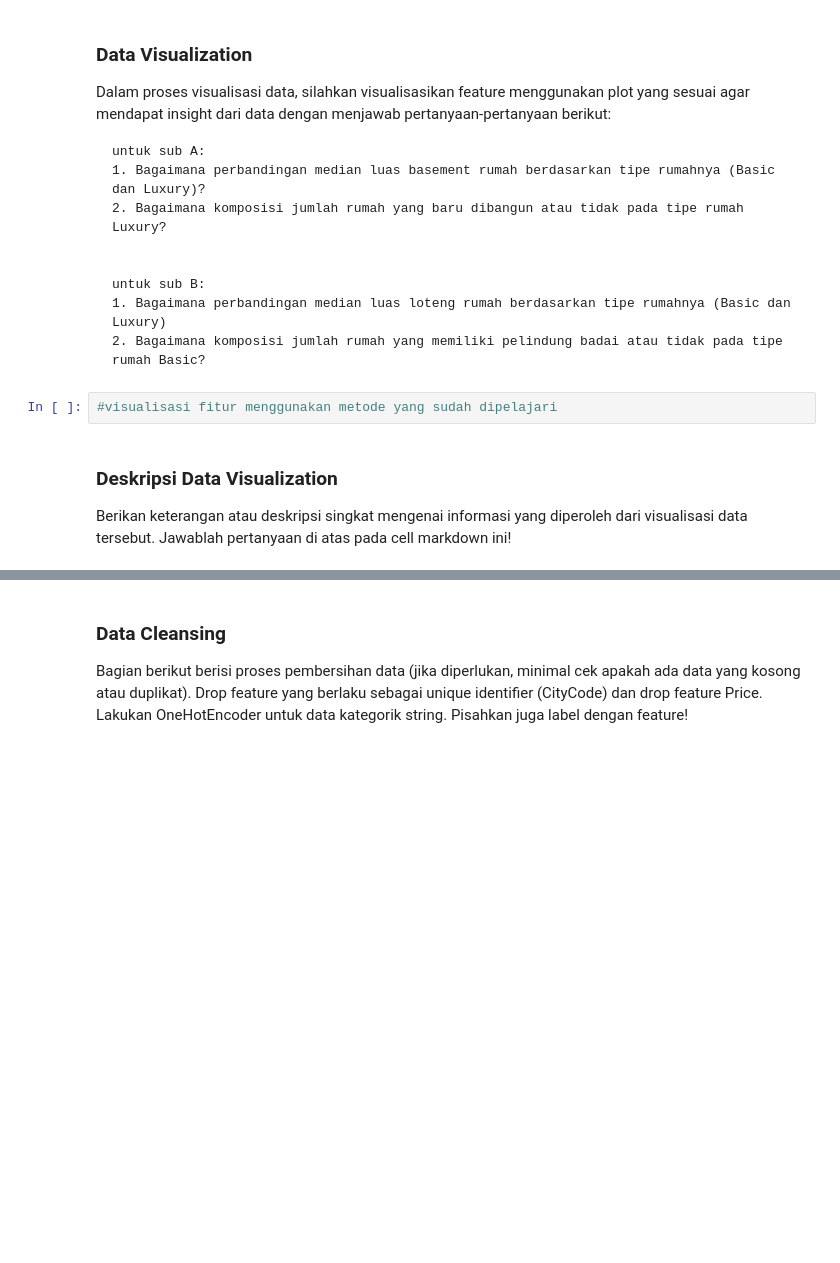
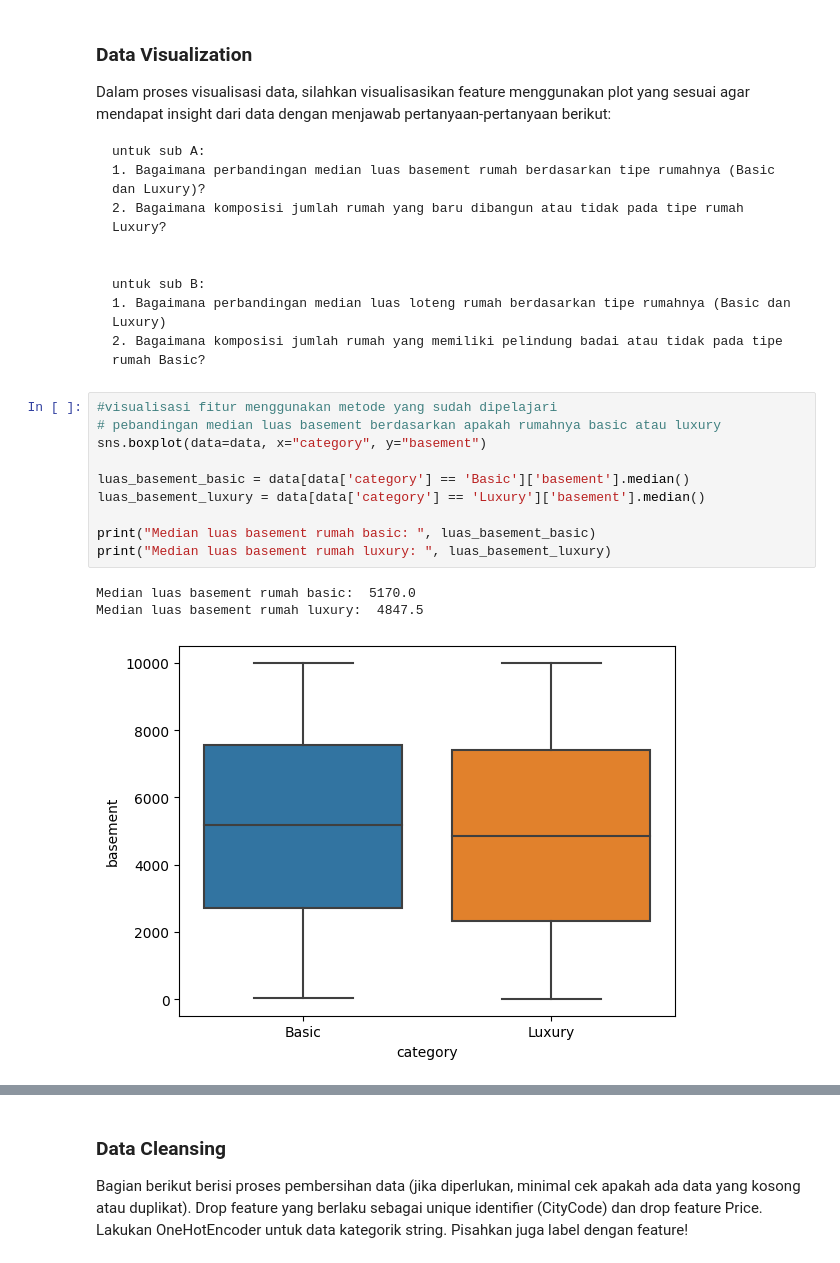
Before and after one commit to bootloopmaster636/ml-dl_uas, a Jupyter notebook: Proyek_UAS_PMDPM_Nama_depan1_Nama_depan2_SB_X_A_B.ipynb, the cells around one changed output, grey strips where cells are left out. Cells and saved outputs as stored; diff of their text form; blank space fills up the shorter version.

Commit message:
add data viz and train test split

```diff
--- a/Proyek_UAS_PMDPM_Nama_depan1_Nama_depan2_SB_X_A_B.ipynb
+++ b/Proyek_UAS_PMDPM_Nama_depan1_Nama_depan2_SB_X_A_B.ipynb
@@ -74,8 +76,17 @@ Dalam proses visualisasi data, silahkan visualisasikan feature menggunakan plot
     untuk sub B:
     1. Bagaimana perbandingan median luas loteng rumah berdasarkan tipe rumahnya (Basic dan Luxury)
     2. Bagaimana komposisi jumlah rumah yang memiliki pelindung badai atau tidak pada tipe rumah Basic?
-# %%
-#visualisasi fitur menggunakan metode yang sudah dipelajari
-# %% [markdown]
-### Deskripsi Data Visualization
-Berikan keterangan atau deskripsi singkat mengenai informasi yang diperoleh dari visualisasi data tersebut. Jawablah pertanyaan di atas pada cell markdown ini!
+# %%
+#visualisasi fitur menggunakan metode yang sudah dipelajari
+# pebandingan median luas basement berdasarkan apakah rumahnya basic atau luxury
+sns.boxplot(data=data, x="category", y="basement")
+
+luas_basement_basic = data[data['category'] == 'Basic']['basement'].median()
+luas_basement_luxury = data[data['category'] == 'Luxury']['basement'].median()
+
+print("Median luas basement rumah basic: ", luas_basement_basic)
+print("Median luas basement rumah luxury: ", luas_basement_luxury)
+# %% [output]
+Median luas basement rumah basic:  5170.0
+Median luas basement rumah luxury:  4847.5
+[figure, added]
```
Also changed, not shown: parts of 7 cells of this notebook.
